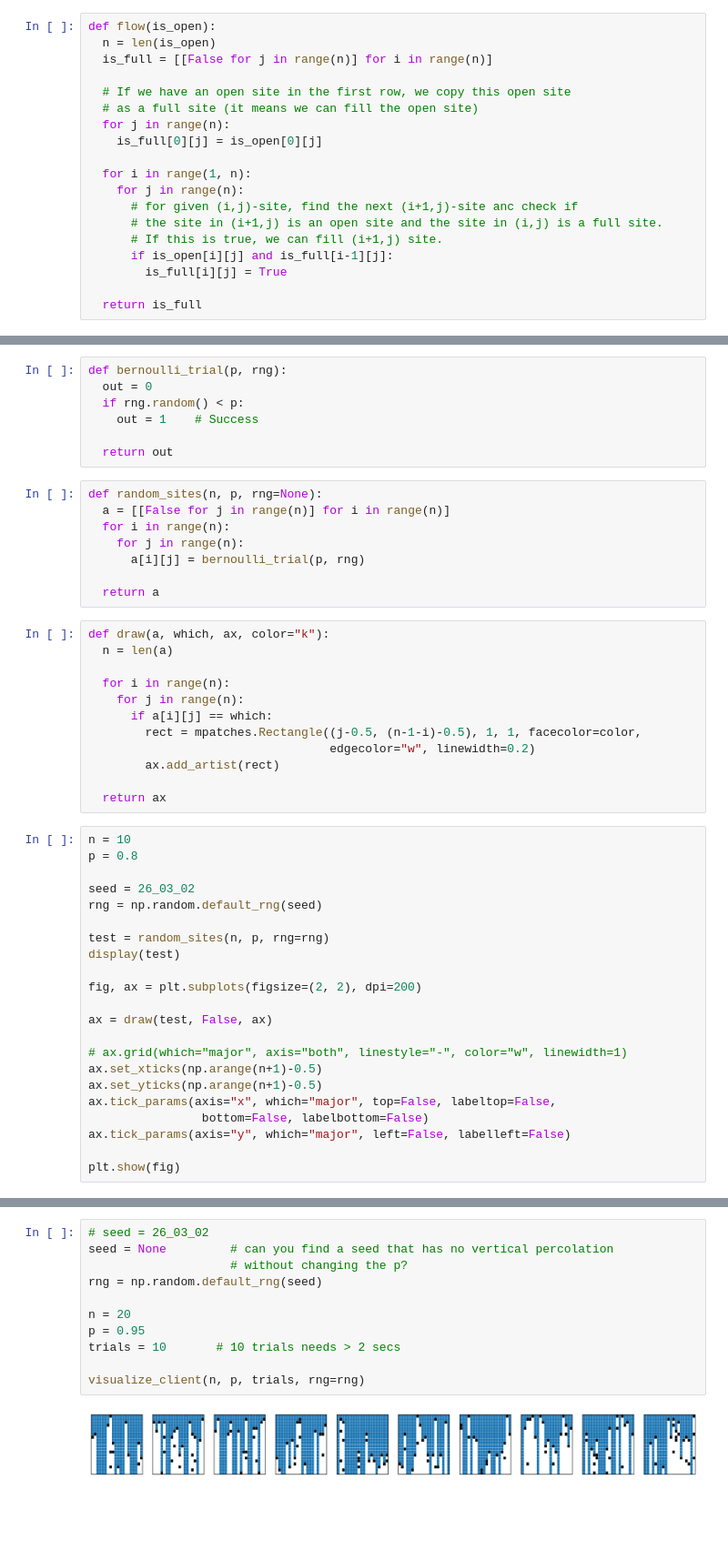
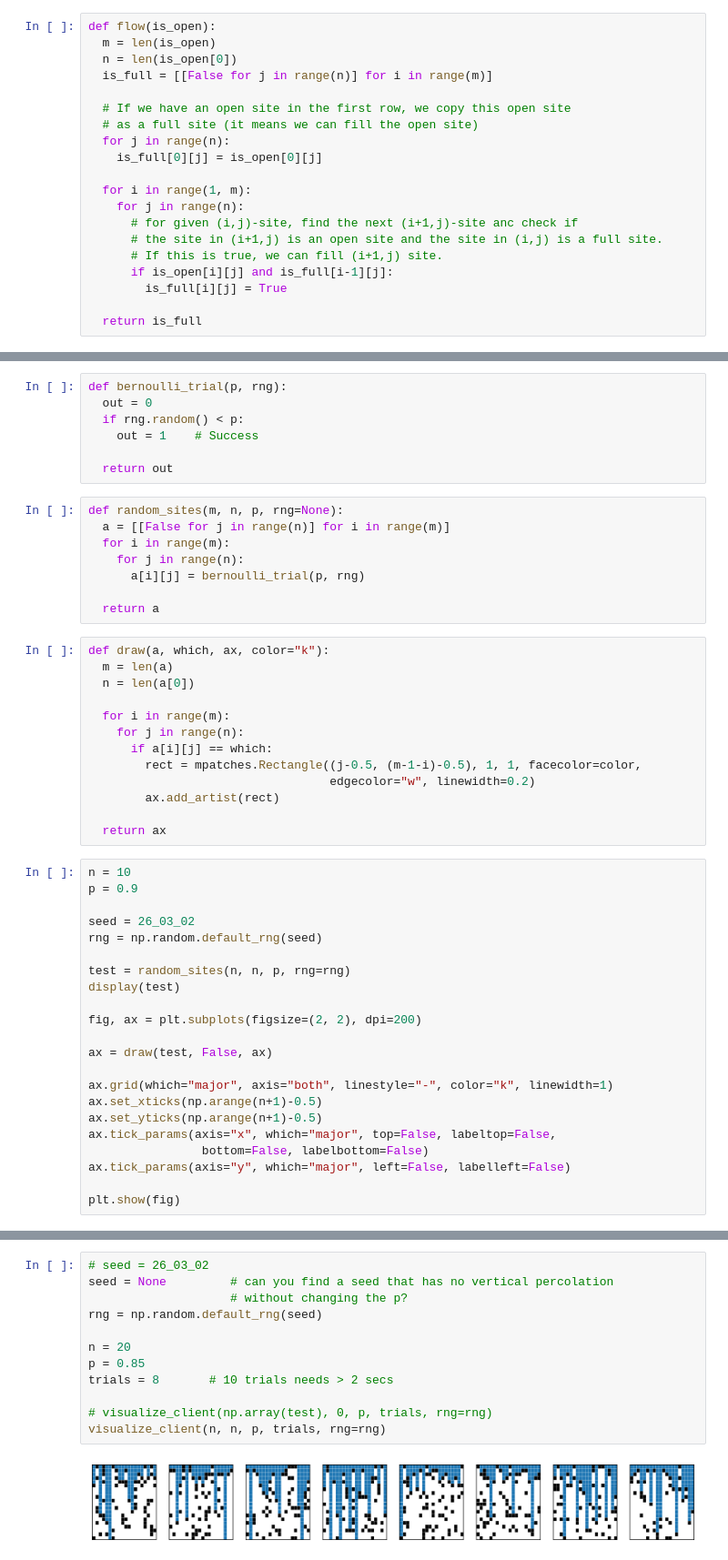
Before and after one commit to LugoBlogger/SI-251-4007-data-structures, a Jupyter notebook: case-studies/3-percolation/python/percolation.ipynb, the cells around one changed output, grey strips where cells are left out. Shown at 91% size. Saved outputs shown, nothing was run; the diff lists cells and outputs as text; blank space fills up the shorter version.

```diff
--- a/case-studies/3-percolation/python/percolation.ipynb
+++ b/case-studies/3-percolation/python/percolation.ipynb
@@ -145,15 +162,16 @@ through cement, but not if we are talking about water traveling through cement o
 about electrical conductivity
 # %%
 def flow(is_open):
-  n = len(is_open)
-  is_full = [[False for j in range(n)] for i in range(n)]
+  m = len(is_open)
+  n = len(is_open[0])
+  is_full = [[False for j in range(n)] for i in range(m)]
 
   # If we have an open site in the first row, we copy this open site
   # as a full site (it means we can fill the open site)
   for j in range(n):
     is_full[0][j] = is_open[0][j]
 
-  for i in range(1, n):
+  for i in range(1, m):
     for j in range(n):
       # for given (i,j)-site, find the next (i+1,j)-site anc check if
       # the site in (i+1,j) is an open site and the site in (i,j) is a full site.
@@ -195,40 +213,41 @@ def bernoulli_trial(p, rng):
 
   return out
 # %%
-def random_sites(n, p, rng=None):
-  a = [[False for j in range(n)] for i in range(n)]
-  for i in range(n):
+def random_sites(m, n, p, rng=None):
+  a = [[False for j in range(n)] for i in range(m)]
+  for i in range(m):
     for j in range(n):
       a[i][j] = bernoulli_trial(p, rng)
 
   return a
 # %%
 def draw(a, which, ax, color="k"):
-  n = len(a)
+  m = len(a)
+  n = len(a[0])
 
-  for i in range(n):
+  for i in range(m):
     for j in range(n):
       if a[i][j] == which:
-        rect = mpatches.Rectangle((j-0.5, (n-1-i)-0.5), 1, 1, facecolor=color,
+        rect = mpatches.Rectangle((j-0.5, (m-1-i)-0.5), 1, 1, facecolor=color,
                                   edgecolor="w", linewidth=0.2)
         ax.add_artist(rect)
 
   return ax
 # %%
 n = 10
-p = 0.8
+p = 0.9
 
 seed = 26_03_02
 rng = np.random.default_rng(seed)
 
-test = random_sites(n, p, rng=rng)
+test = random_sites(n, n, p, rng=rng)
 display(test)
 
 fig, ax = plt.subplots(figsize=(2, 2), dpi=200)
 
 ax = draw(test, False, ax)
 
-# ax.grid(which="major", axis="both", linestyle="-", color="w", linewidth=1)
+ax.grid(which="major", axis="both", linestyle="-", color="k", linewidth=1)
 ax.set_xticks(np.arange(n+1)-0.5)
 ax.set_yticks(np.arange(n+1)-0.5)
 ax.tick_params(axis="x", which="major", top=False, labeltop=False,
@@ -274,13 +316,14 @@ def visualize_client(n, p, trials, rng=None):
 # %%
 # seed = 26_03_02
 seed = None         # can you find a seed that has no vertical percolation
                     # without changing the p?
 rng = np.random.default_rng(seed)
 
 n = 20
-p = 0.95
-trials = 10       # 10 trials needs > 2 secs
+p = 0.85
+trials = 8       # 10 trials needs > 2 secs
 
-visualize_client(n, p, trials, rng=rng)
+# visualize_client(np.array(test), 0, p, trials, rng=rng)
+visualize_client(n, n, p, trials, rng=rng)
 # %% [output]
-[figure, old version]
+[figure, new version]
```
Also changed, not shown: parts of 36 cells of this notebook, 8 other files.
